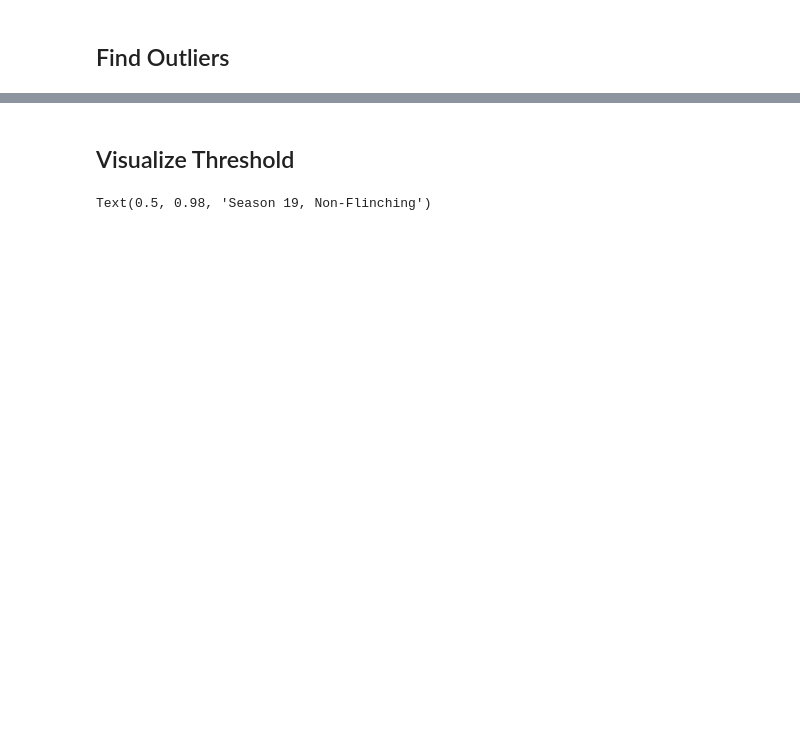
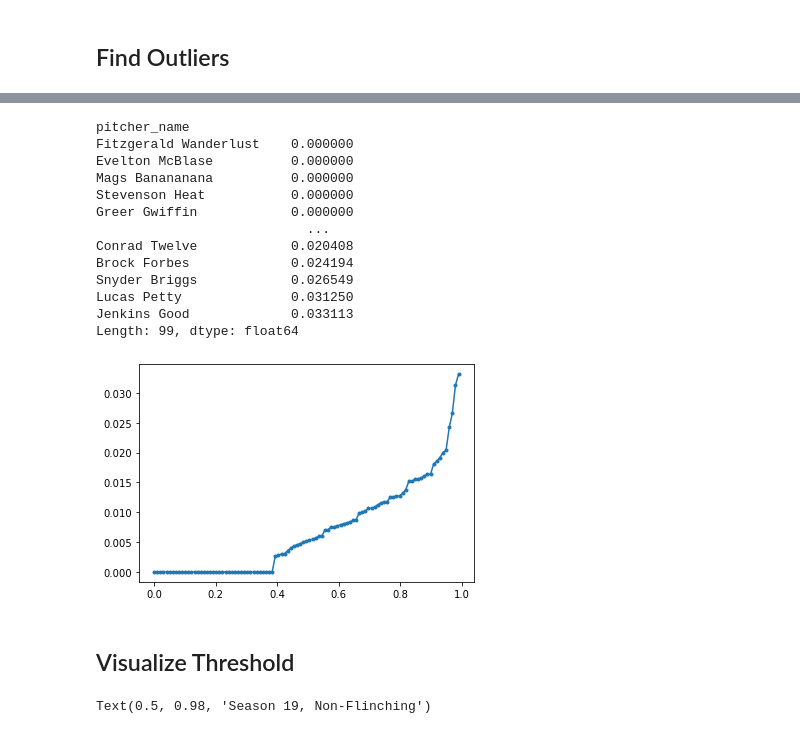
Before and after one commit to xSke/resim, a Jupyter notebook: notebooks/find_roll_formula_strikes-s19.ipynb, the cells around one changed output, grey strips where cells are left out. Saved outputs shown, nothing was run; the diff lists cells and outputs as text; code cells hidden in the pictures; blank space fills up the shorter version.

```diff
--- a/notebooks/find_roll_formula_strikes-s19.ipynb
+++ b/notebooks/find_roll_formula_strikes-s19.ipynb
@@ -561,3 +637,26 @@ dtype: int64
+# %%
+plt.plot(np.arange(len(outlier_fraction))/len(outlier_fraction), outlier_fraction.sort_values(), '.-')
+# plt.plot(np.arange(len(outlier_fraction_b))/len(outlier_fraction_b), outlier_fraction_b.sort_values(), '.-')
+# pd.set_option("display.max_rows", 300)  # default 60
+print(outlier_fraction.sort_values())
+# print(pitches_by_pitcher.sort_values())
+# print(outlier_fraction_b.sort_values())
+# pd.set_option("display.max_rows", 60)  # default 60
+# %% [output]
+pitcher_name
+Fitzgerald Wanderlust    0.000000
+Evelton McBlase          0.000000
+Mags Banananana          0.000000
+Stevenson Heat           0.000000
+Greer Gwiffin            0.000000
+                           ...
+Conrad Twelve            0.020408
+Brock Forbes             0.024194
+Snyder Briggs            0.026549
+Lucas Petty              0.031250
+Jenkins Good             0.033113
+Length: 99, dtype: float64
+[figure, added]
 # %% [markdown]
 ## Visualize Threshold
 # %%
```
Also changed, not shown: parts of 24 cells of this notebook.
